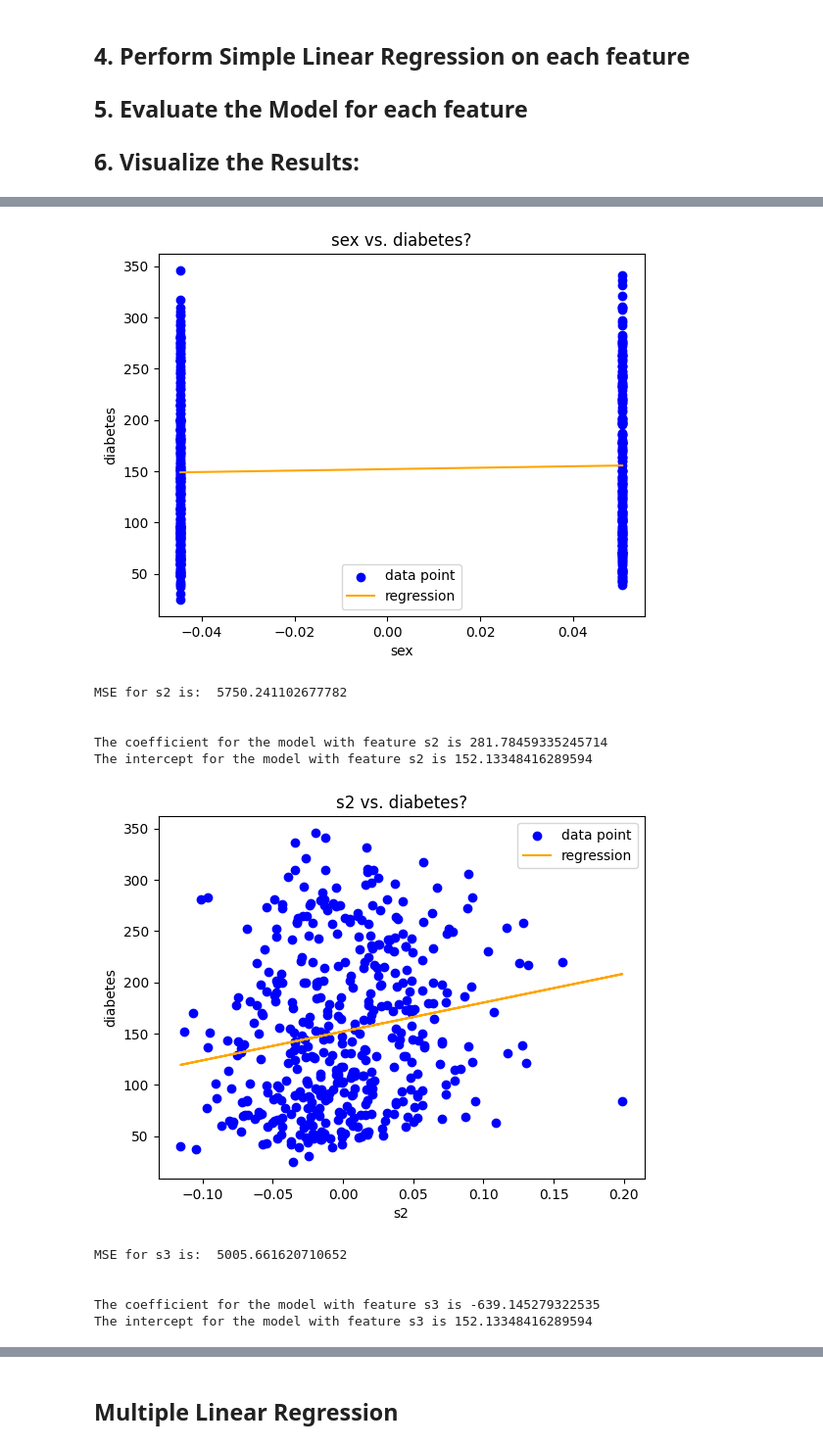
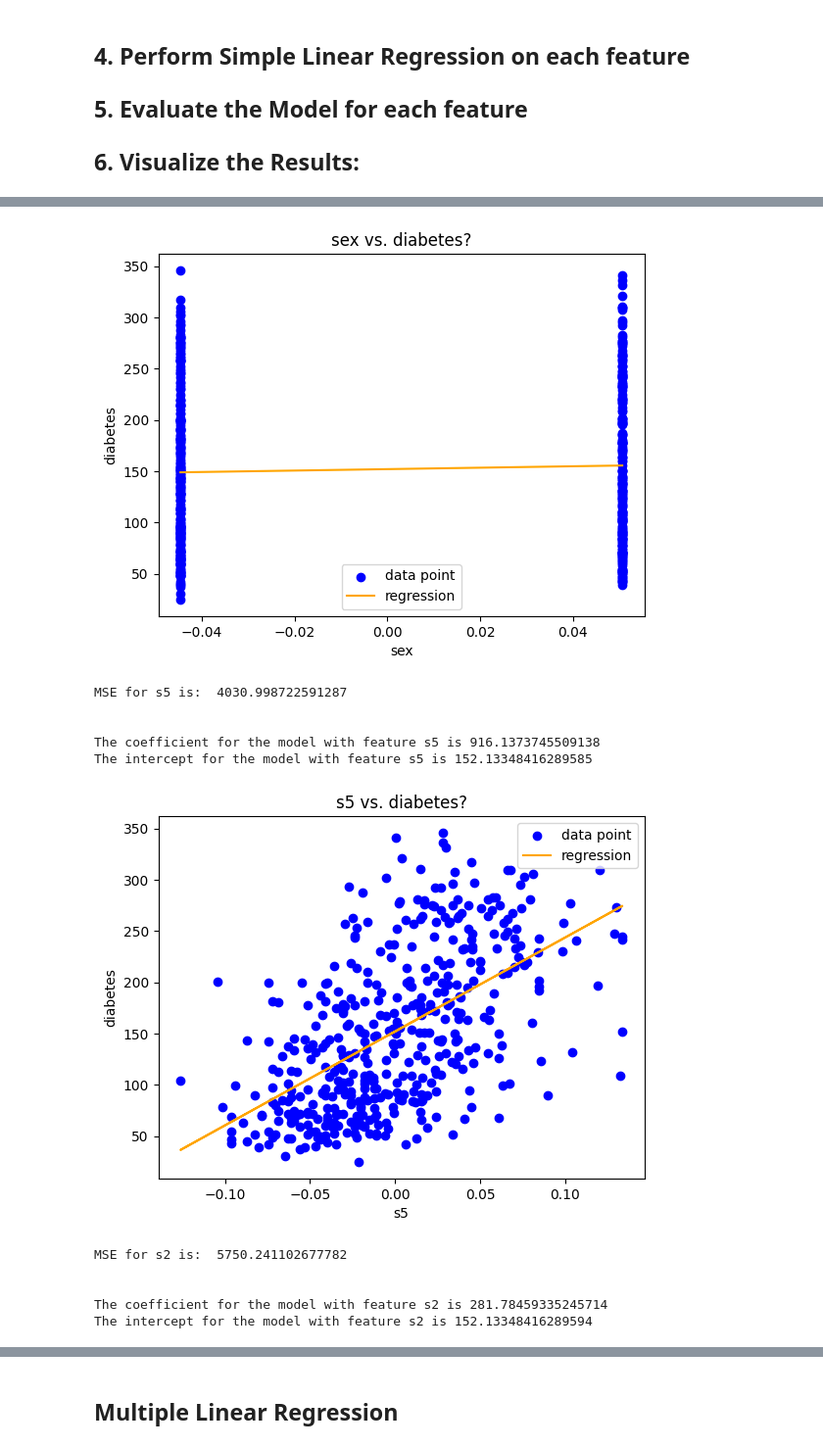
Before and after one commit to krishananth4/CSCI183-HW2, a Jupyter notebook: CSCI_183_HW_2.ipynb, the cells around one changed output, grey strips where cells are left out. Shown at 98% size. Drawn from its saved outputs; the diff is of its cells as text; code cells hidden in the pictures.

Commit message:
swapped s5 and s6 in generating graphs and table

```diff
--- a/CSCI_183_HW_2.ipynb
+++ b/CSCI_183_HW_2.ipynb
@@ -128,7 +128,7 @@ import matplotlib.pyplot as plt
 linear_model = LinearRegression()  # calling LinearRegression() method
 
 # for col in df.columns[:-1]: - did all columns at first
-for col in {"bmi", "s6", "s3", "sex", "s2"}:   # iterating through selected columns
+for col in {"bmi", "s5", "s3", "sex", "s2"}:   # iterating through selected columns
     X = df[[col]]
     y = df['target']
 
@@ -164,17 +164,17 @@ The intercept for the model with feature s6 is 152.13348416289594
 MSE for sex is:  5918.888899586022
 
 
 The coefficient for the model with feature sex is 69.71535567841462
 The intercept for the model with feature sex is 152.13348416289594
 [figure]
-MSE for s2 is:  5750.241102677782
+MSE for s5 is:  4030.998722591287
 
 
-The coefficient for the model with feature s2 is 281.78459335245714
-The intercept for the model with feature s2 is 152.13348416289594
+The coefficient for the model with feature s5 is 916.1373745509138
+The intercept for the model with feature s5 is 152.13348416289585
-[figure, old version]
+[figure, new version]
-MSE for s3 is:  5005.661620710652
+MSE for s2 is:  5750.241102677782
 
 
-The coefficient for the model with feature s3 is -639.145279322535
-The intercept for the model with feature s3 is 152.13348416289594
+The coefficient for the model with feature s2 is 281.78459335245714
+The intercept for the model with feature s2 is 152.13348416289594
```
Also changed, not shown: parts of 3 cells of this notebook.
